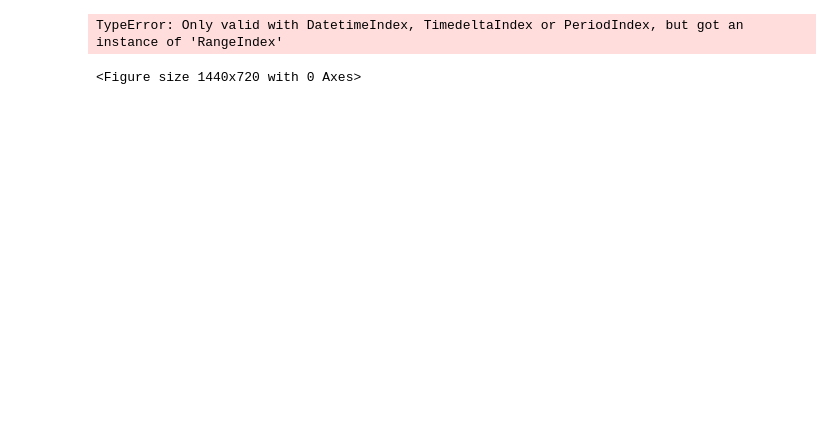
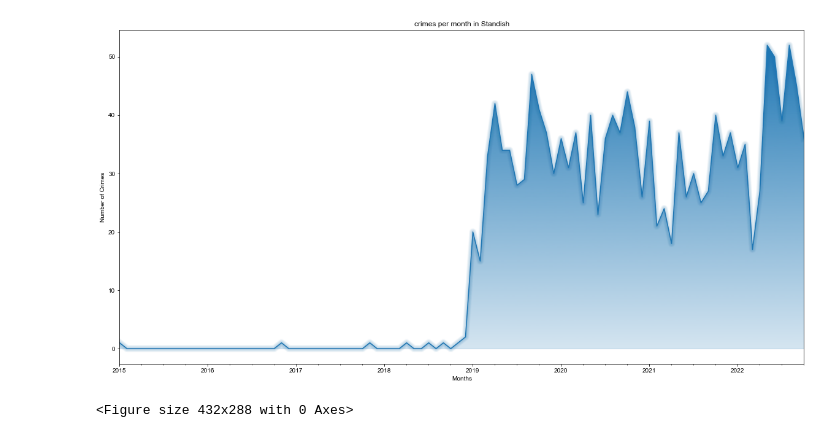
Before and after one commit to chrisolwell/MPLSCrime, a Jupyter notebook: standish_time.ipynb, the cells around one changed output. Saved outputs shown, nothing was run; the diff lists cells and outputs as text; code cells hidden in the pictures; blank space fills up the shorter version.

```diff
--- a/standish_time.ipynb
+++ b/standish_time.ipynb
@@ -28,8 +27,11 @@ standish_df.head()
 # %%
 #Convert to dt
-standish_df['Occurred_Date'] = pd.to_datetime(standish_df.Occurred_Date, format='%Y-%m-%d %I:%M:%S')
+standish_df['Occurred_Date'] = pd.to_datetime(standish_df.Occurred_Date, format='%Y-%m-%d %H:%M:%S.%f')
+#standish_df['Occurred_Date'] = pd.to_datetime(standish_df.Occurred_Date)
 #setting the date to the index
-standish_df.index=pd.DatetimeIndex(standish_df.Occurred_Date)
+#standish_df.index=pd.DatetimeIndex(standish_df.Occurred_Date)
+standish_df.set_index(standish_df.Occurred_Date, drop=True, inplace=True)
+#standish_df.drop(standish_df.columns[7], axis=1)
 
-standish_df.shape
+standish_df.head()
 # %% [output]
@@ -52,0 +85,3 @@ standish_df.to_csv('standish_dt.csv')
+# %%
+date_index = standish_df.drop(standish_df.columns[[0, 2, 6, 8, 9, 10, 11, 12, 15, 16, 17, 18]], axis=1)
+date_index.head()
@@ -53,8 +117,15 @@ standish_df.to_csv('standish_dt.csv')
 # %%
 plt.figure(figsize=(20,10))
-standish_df.resample('M').size().plot(legend=False)
+date_index.resample('M').size().plot(legend=False)
 plt.title('crimes per month in Standish')
-plt.xlable
+plt.xlabel('Months')
+plt.ylabel('Number of Crimes')
+plt.style.use('cyberpunk')
+mplcyberpunk.add_gradient_fill()
+mplcyberpunk.add_glow_effects()
+mplcyberpunk.add_underglow()
+plt.show()
+plt.savefig("crimes_per_month.png")
 # %% [output]
+[figure, added]
-TypeError: Only valid with DatetimeIndex, TimedeltaIndex or PeriodIndex, but got an instance of 'RangeIndex'
+<Figure size 432x288 with 0 Axes>
-<Figure size 1440x720 with 0 Axes>
```
Also changed, not shown: parts of 13 cells of this notebook, 2 other files.
